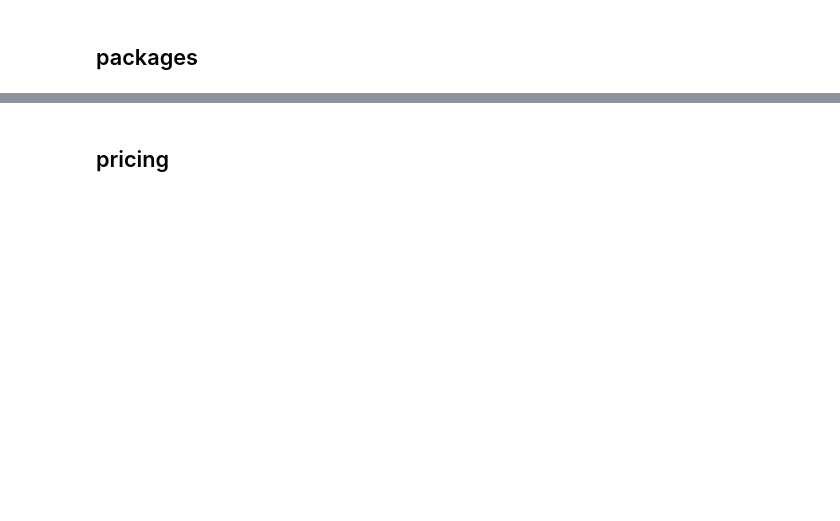
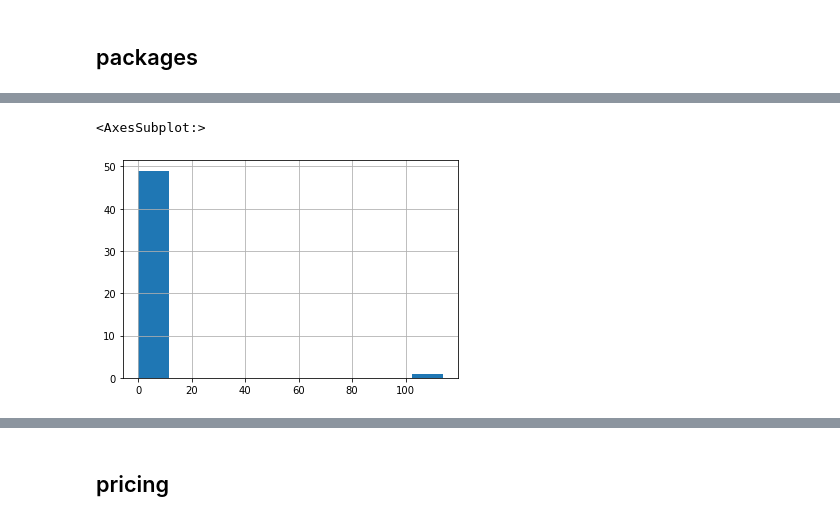
Before and after one commit to maximecharpentierdata/eki-g17, a Jupyter notebook: explo.ipynb, the cells around one changed output, grey strips where cells are left out. Drawn from its saved outputs; the diff is of its cells as text; code cells hidden in the pictures; blank space fills up the shorter version.

```diff
--- a/explo.ipynb
+++ b/explo.ipynb
@@ -170,7 +200,6 @@ orders[~ orders.delivery_location.isin(cities.city)] # We can join
 # %% [markdown]
 ## packages
 # %%
-packages = data["packages"]
 packages.info()
 # %% [output]
 <class 'pandas.core.frame.DataFrame'>
@@ -195,3 +224,8 @@ packages.head()
 | 3 | 6H7ukEuzfShov54gB3sN6V | 0.0020 | 12.87 | 4.89 |
 | 4 | eMZvEhv2562R9UEzTamYtC | 2.7234 | 1882.33 | 69.89 |
 [interactive output not drawn]
+# %%
+packages.package_volume.hist()
+# %% [output]
+<AxesSubplot:>
+[figure, added]
```
Also changed, not shown: parts of 45 cells of this notebook, 13 other files.
